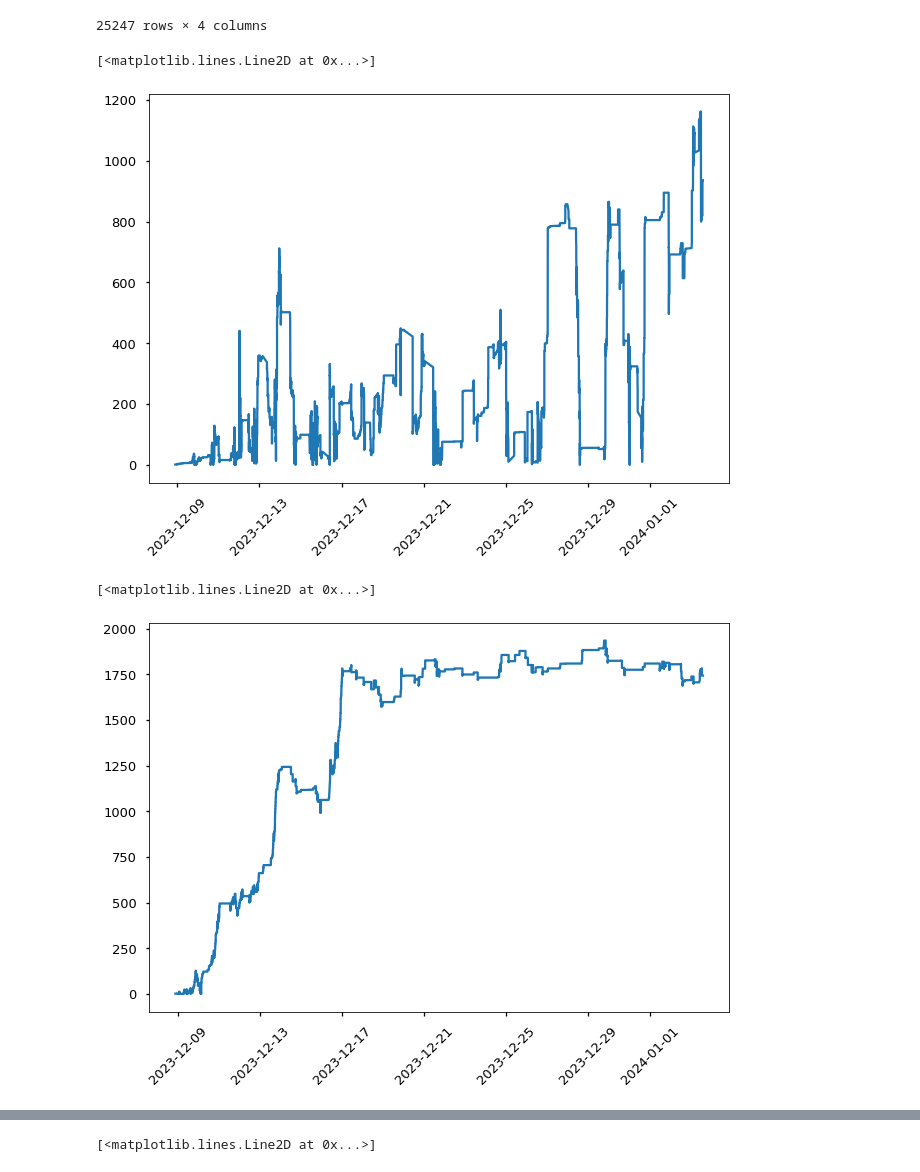
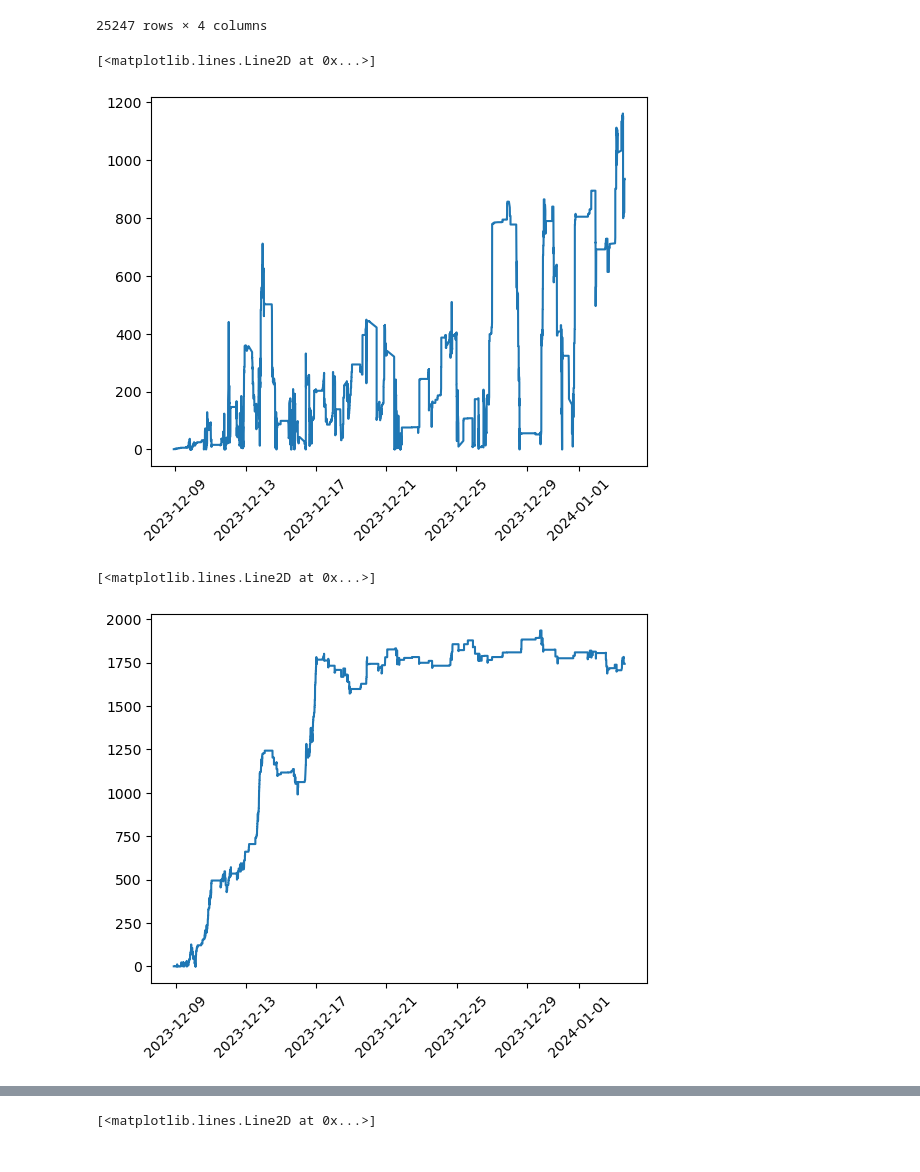
Before and after one commit to LucaTeodorescu/pathofexile-accounting, a Jupyter notebook: exploration.ipynb, the cells around one changed output, grey strips where cells are left out. Saved outputs shown, nothing was run; the diff lists cells and outputs as text; code cells hidden in the pictures.

```diff
--- a/exploration.ipynb
+++ b/exploration.ipynb
@@ -134,7 +136,6 @@ plt.plot_date(dates, df_Stash["Chaos Orb"], linestyle='solid', marker='None')
 # %%
 dates = mdates.date2num(df_Stash["Datetime"])
-plt.style.use('seaborn-talk')
 plt.xticks(rotation=45)
-plt.plot_date(dates, df_Stash["Scroll of Wisdom"], linestyle='solid', marker='None')
+plt.plot_date(dates, df_Stash["Scroll of Wisdom"], marker='None')
 # %% [output]
 [<matplotlib.lines.Line2D at 0x...>]
@@ -190,7 +191,6 @@ CurrencySeries = df_Stash["Chaos Orb"]/df_Stash["Date"].apply(getDivineRatio) +
 CurrencySeries.fillna(0, inplace=True)
 # %%
 dates = mdates.date2num(df_Stash["Datetime"])
-plt.style.use('seaborn-talk')
 plt.xticks(rotation=45)
 plt.plot_date(dates, CurrencySeries, linestyle='solid', marker='None')
 # %% [output]
@@ -262,7 +262,7 @@ df_SummedLuac
 CurrencySeriesLuac = df_SummedLuac["Chaos Orb"] / df_SummedLuac["Date"].apply(getDivineRatio) + df_SummedLuac["Divine Orb"]
 # %%
 dates = mdates.date2num(df_DiffLuac["Date"])
-plt.style.use('seaborn-talk')
+
 plt.xticks(rotation=45)
 plt.plot_date(dates, CurrencySeriesLuac, linestyle='solid', marker='None')
 # %% [output]
@@ -353,8 +353,8 @@ def avg_onperiod(df, tdelta):
 # %%
 # Updated datas
 
-dfpart1 = pd.read_csv("./database/GuildStashHistory.csv")
-dfpart2 = pd.read_csv("./database/GuildStashHistory2.csv")
+dfpart1 = pd.read_csv(f"./database/{league}/GuildStashHistory.csv")
+dfpart2 = pd.read_csv(f"./database/{league}/GuildStashHistory2.csv")
 
 dfpart1["Date"] = pd.to_datetime(dfpart1["Date"], format="%d/%m/%Y %H:%M:%S")
 dfpart2["Date"] = pd.to_datetime(dfpart2["Date"], format="%d/%m/%Y %H:%M:%S")
@@ -492,19 +492,19 @@ df_Diff["Date"] = df_Diff["Datetime"]
 df_Stash["Date"] = df_Stash["Datetime"]
 # %%
 dates = mdates.date2num(df_Stash["Datetime"])
-plt.style.use('seaborn-talk')
+
 plt.xticks(rotation=45)
 plt.plot_date(dates, df_Stash["Chaos Orb"], linestyle='solid', marker='None')
 # %% [output]
 [<matplotlib.lines.Line2D at 0x...>]
-[figure, old version]
+[figure, new version]
 # %%
 dates = mdates.date2num(df_Stash["Datetime"])
-plt.style.use('seaborn-talk')
+
 plt.xticks(rotation=45)
 plt.plot_date(dates, df_Stash["Scroll of Wisdom"], linestyle='solid', marker='None')
 # %% [output]
 [<matplotlib.lines.Line2D at 0x...>]
-[figure, old version]
+[figure, new version]
 # %%
 CurrencySeries = df_Stash["Chaos Orb"]/df_Stash["Datetime"].apply(getDivineRatio) + df_Stash["Divine Orb"]
```
Also changed, not shown: parts of 21 cells of this notebook, 2 other files.
